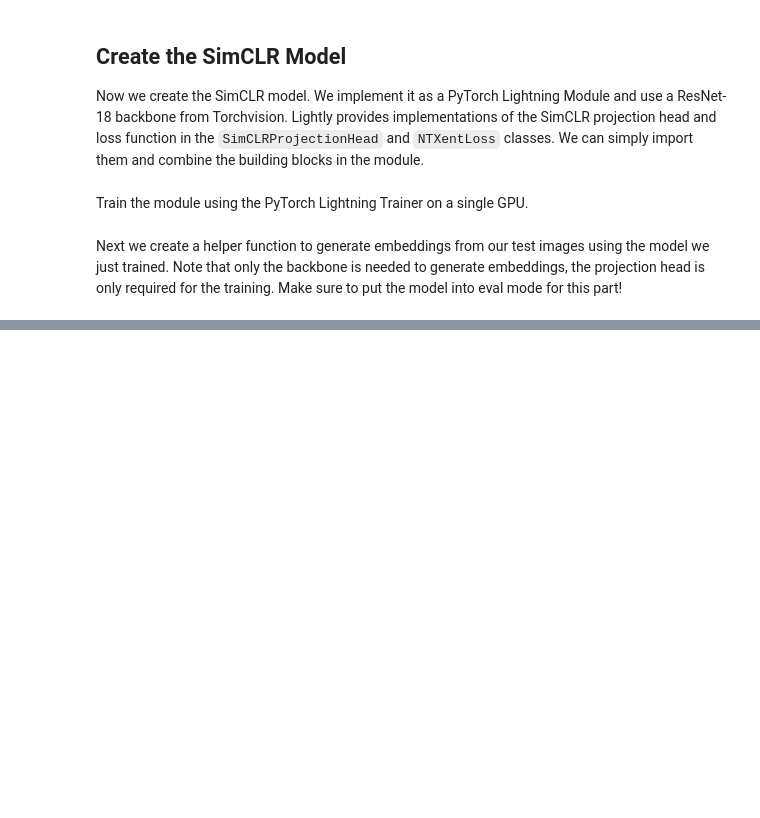
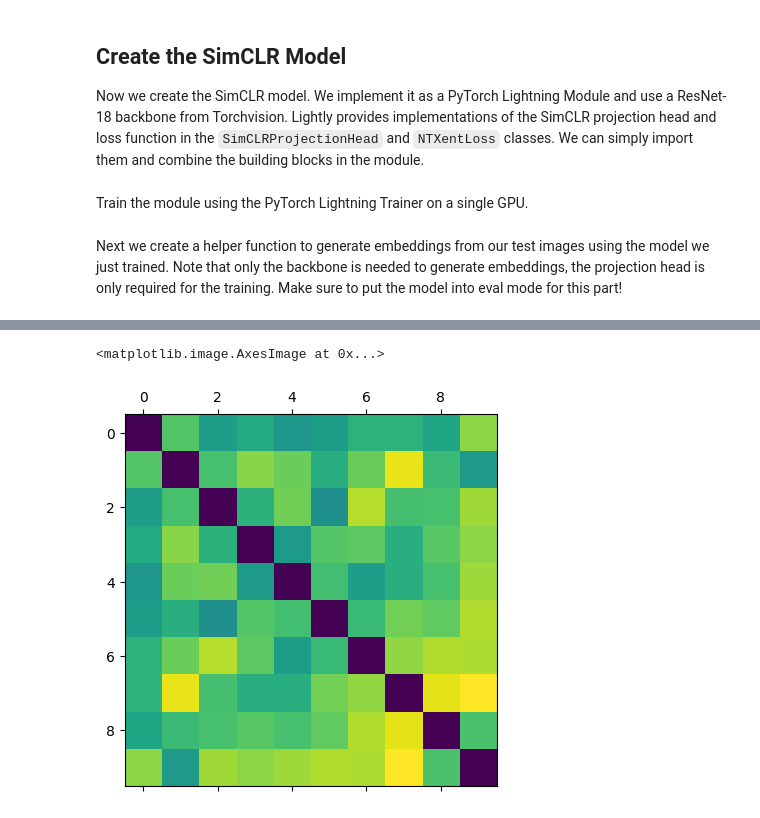
Before and after one commit to MKaczkow/ml_concepts, a Jupyter notebook: ideas/ssl/simcrl_mnist.ipynb, the cells around one changed output, grey strips where cells are left out. Drawn from its saved outputs; the diff is of its cells as text; code cells hidden in the pictures; blank space fills up the shorter version.

Commit message:
corrected visualization of distances

```diff
--- a/ideas/ssl/simcrl_mnist.ipynb
+++ b/ideas/ssl/simcrl_mnist.ipynb
@@ -272,0 +272,5 @@ print(distances)
+# %%
+plt.matshow(distances, cmap="viridis")
+# %% [output]
+<matplotlib.image.AxesImage at 0x...>
+[figure, added]
```
Also changed, not shown: parts of 17 cells of this notebook.
